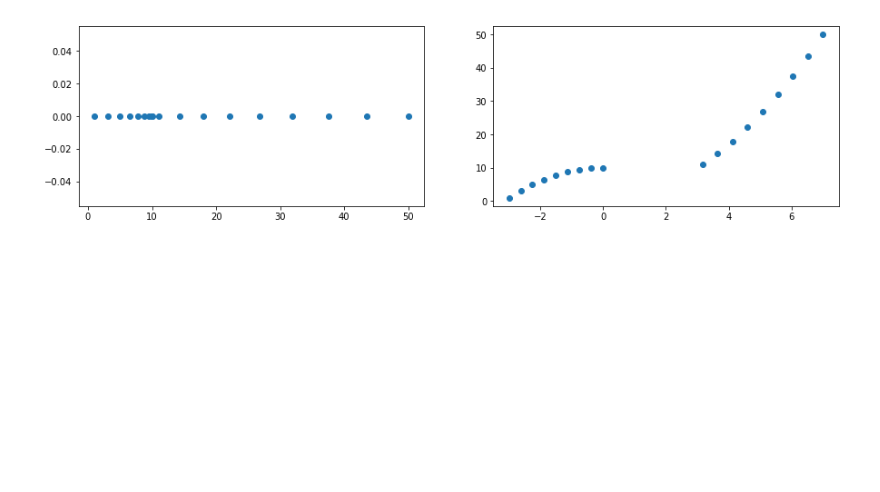
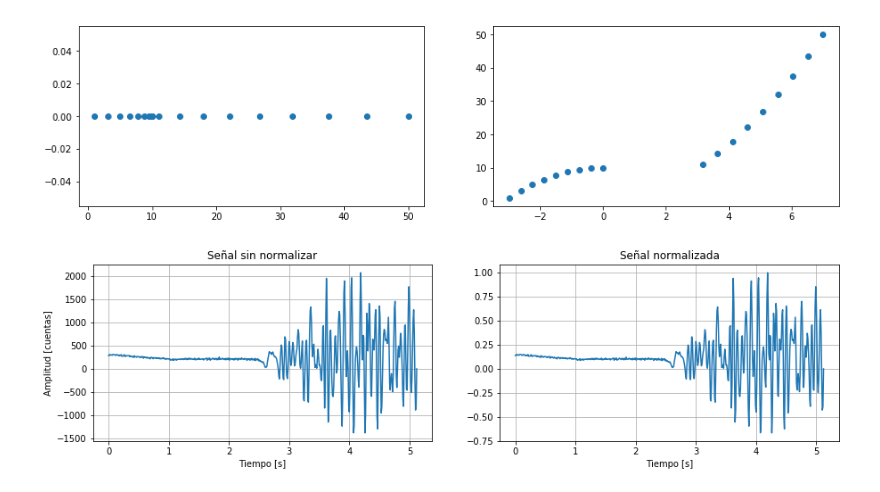
Before and after one commit to dsiervo/TFM, a Jupyter notebook: TFM/prepare_data.ipynb, the cells around one changed output. Saved outputs shown, nothing was run; the diff lists cells and outputs as text; code cells hidden in the pictures; blank space fills up the shorter version.

```diff
--- a/TFM/prepare_data.ipynb
+++ b/TFM/prepare_data.ipynb
@@ -279,0 +296,20 @@ tr.stats.channel
+# %%
+st = read("/home/daniel/Data/wf_512/P/P_SGC2016lseg_20160615-113015_HHZ.mseed")
+tr_ = st[0]
+tr = tr_.copy()
+tr.normalize()
+x1 = tr_.data
+x2 = tr.data
+plt.subplot(221)
+plt.plot(t,x1)
+plt.title("Señal sin normalizar")
+plt.xlabel("Tiempo [s]")
+plt.ylabel("Amplitud [cuentas]")
+plt.grid()
+plt.subplot(222)
+plt.plot(t,x2)
+plt.title("Señal normalizada")
+plt.xlabel("Tiempo [s]")
+plt.grid()
+# %% [output]
+[figure, added]
```
Also changed, not shown: parts of 6 cells of this notebook, 10 other files.
